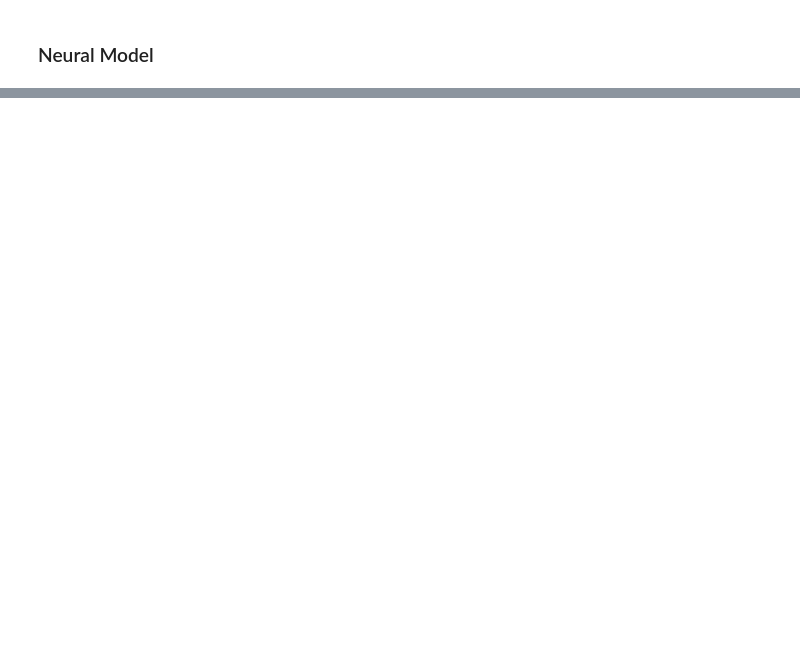
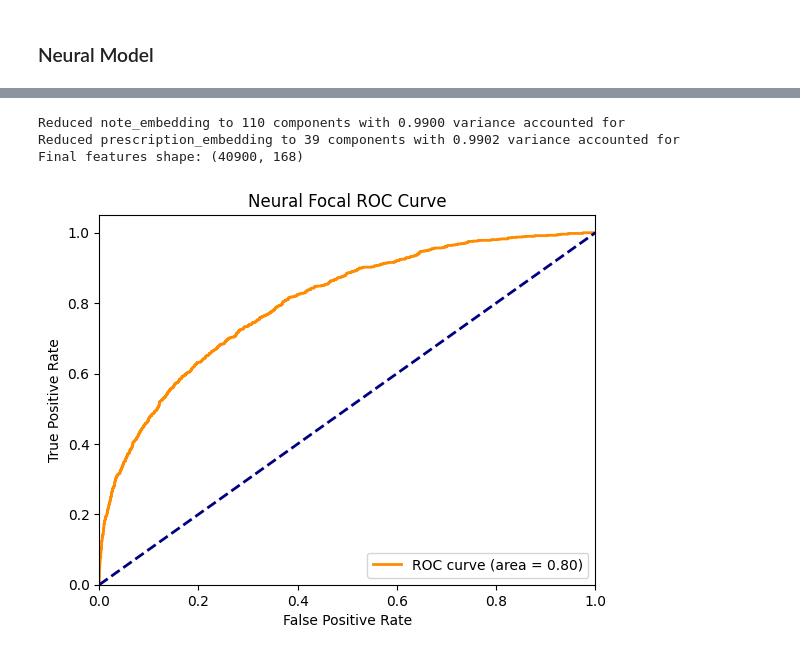
Before and after one commit to TylerAnderton/DeepRiskICU, a Jupyter notebook: ml-training/long_context.ipynb, the cells around one changed output, grey strips where cells are left out. Saved outputs shown, nothing was run; the diff lists cells and outputs as text; code cells hidden in the pictures; blank space fills up the shorter version.

```diff
--- a/ml-training/long_context.ipynb
+++ b/ml-training/long_context.ipynb
@@ -3367,0 +3450,17 @@ plot_neural_roc(
+# %%
+focal_neural_model_path = os.path.join(neural_model_dir, 'auroc_hd256_medium_lr0.01_bs8192_dr0.5_ep100_focal_sp10_es20_mpFalse_pca0.99.pth')
+
+plot_neural_roc(
+    model_path=focal_neural_model_path,
+    data=final_data,
+    model_name='Neural Focal',
+    pca_dict_path=neural_pca_dict_path,
+    hidden_dim=hidden_dim,
+    model_type=model_type,
+    dropout=dropout,
+)
+# %% [output]
+Reduced note_embedding to 110 components with 0.9900 variance accounted for
+Reduced prescription_embedding to 39 components with 0.9902 variance accounted for
+Final features shape: (40900, 168)
+[figure, added]
```
Also changed, not shown: parts of 20 cells of this notebook, 8 other files.
